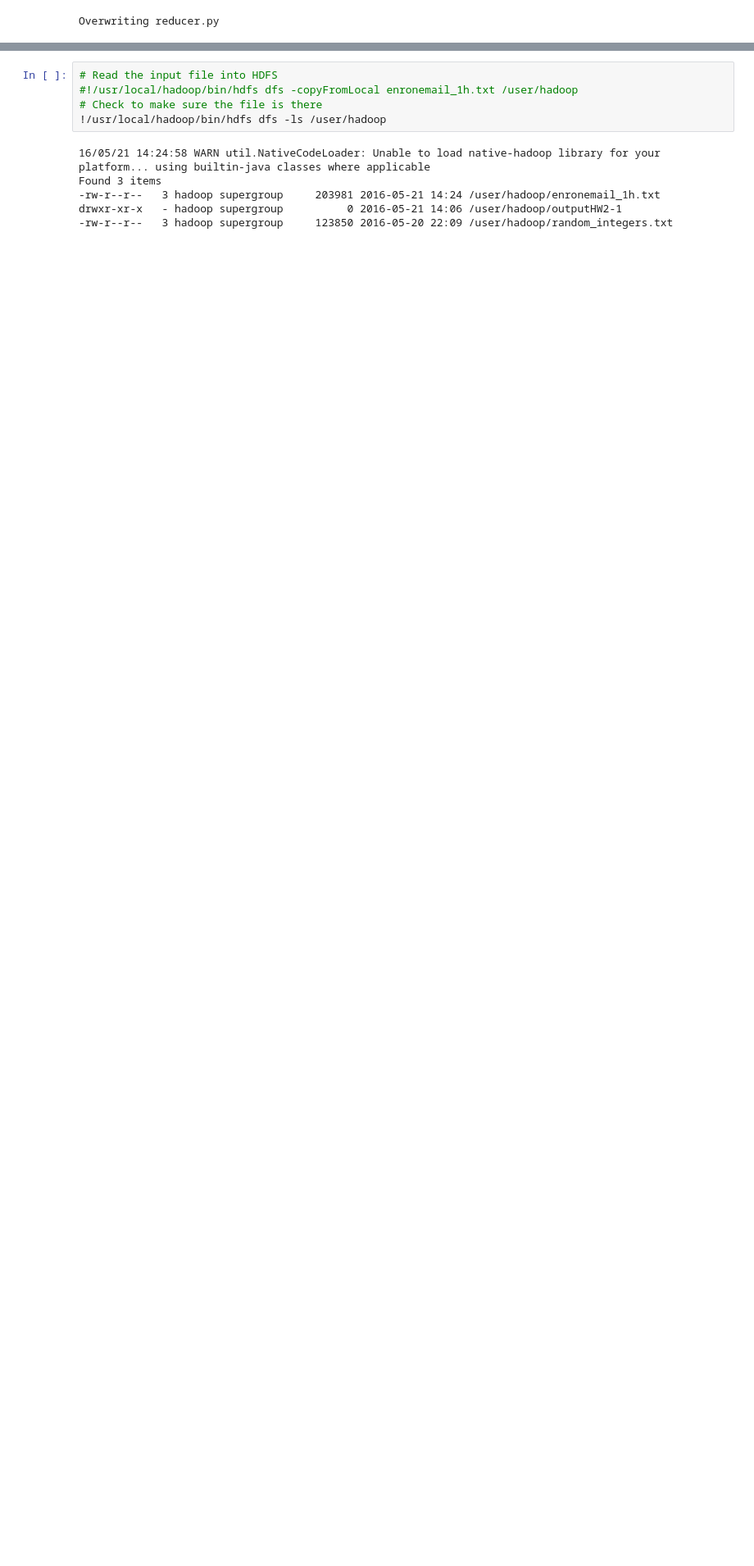
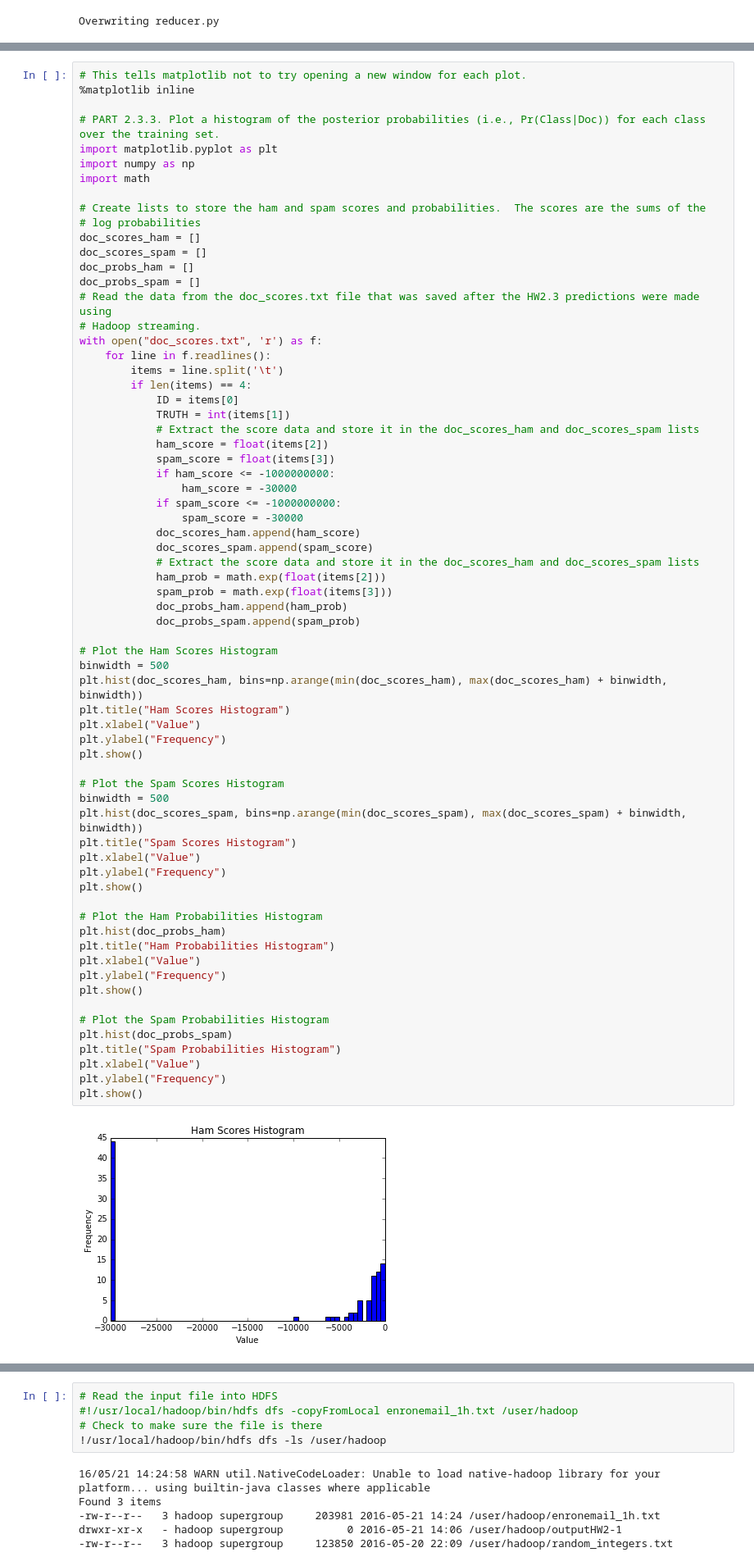
Before and after one commit to mjasek114/w261-Assignments, a Jupyter notebook: hw2/MIDS-W261-2016-HWK-Week02-Jasek.ipynb, the cells around one changed output, grey strips where cells are left out. Shown at 82% size. Saved outputs shown, nothing was run; the diff lists cells and outputs as text; blank space fills up the shorter version.

Commit message:
Finished HW2.3, added histogram

```diff
--- a/hw2/MIDS-W261-2016-HWK-Week02-Jasek.ipynb
+++ b/hw2/MIDS-W261-2016-HWK-Week02-Jasek.ipynb
@@ -254,0 +270,69 @@ count,zeroprob	5617	4960
+# %%
+# This tells matplotlib not to try opening a new window for each plot.
+%matplotlib inline
+
+# PART 2.3.3. Plot a histogram of the posterior probabilities (i.e., Pr(Class|Doc)) for each class over the training set.
+import matplotlib.pyplot as plt
+import numpy as np
+import math
+
+# Create lists to store the ham and spam scores and probabilities.  The scores are the sums of the
+# log probabilities
+doc_scores_ham = []
+doc_scores_spam = []
+doc_probs_ham = []
+doc_probs_spam = []
+# Read the data from the doc_scores.txt file that was saved after the HW2.3 predictions were made using
+# Hadoop streaming.
+with open("doc_scores.txt", 'r') as f:
+    for line in f.readlines():
+        items = line.split('\t')
+        if len(items) == 4:
+            ID = items[0]
+            TRUTH = int(items[1])
+            # Extract the score data and store it in the doc_scores_ham and doc_scores_spam lists
+            ham_score = float(items[2])
+            spam_score = float(items[3])
+            if ham_score <= -1000000000:
+                ham_score = -30000
+            if spam_score <= -1000000000:
+                spam_score = -30000
+            doc_scores_ham.append(ham_score)
+            doc_scores_spam.append(spam_score)
+            # Extract the score data and store it in the doc_scores_ham and doc_scores_spam lists
+            ham_prob = math.exp(float(items[2]))
+            spam_prob = math.exp(float(items[3]))
+            doc_probs_ham.append(ham_prob)
+            doc_probs_spam.append(spam_prob)
+
+# Plot the Ham Scores Histogram
+binwidth = 500
+plt.hist(doc_scores_ham, bins=np.arange(min(doc_scores_ham), max(doc_scores_ham) + binwidth, binwidth))
+plt.title("Ham Scores Histogram")
+plt.xlabel("Value")
+plt.ylabel("Frequency")
+plt.show()
+
+# Plot the Spam Scores Histogram
+binwidth = 500
+plt.hist(doc_scores_spam, bins=np.arange(min(doc_scores_spam), max(doc_scores_spam) + binwidth, binwidth))
+plt.title("Spam Scores Histogram")
+plt.xlabel("Value")
+plt.ylabel("Frequency")
+plt.show()
+
+# Plot the Ham Probabilities Histogram
+plt.hist(doc_probs_ham)
+plt.title("Ham Probabilities Histogram")
+plt.xlabel("Value")
+plt.ylabel("Frequency")
+plt.show()
+
+# Plot the Spam Probabilities Histogram
+plt.hist(doc_probs_spam)
+plt.title("Spam Probabilities Histogram")
+plt.xlabel("Value")
+plt.ylabel("Frequency")
+plt.show()
+# %% [output]
+[figure, added]
```
Also changed, not shown: parts of 7 cells of this notebook, 1 other file.
